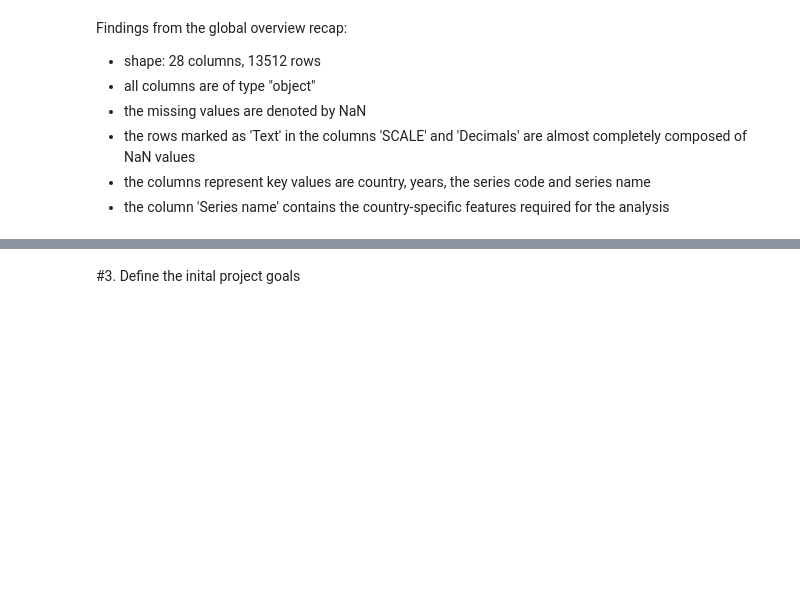
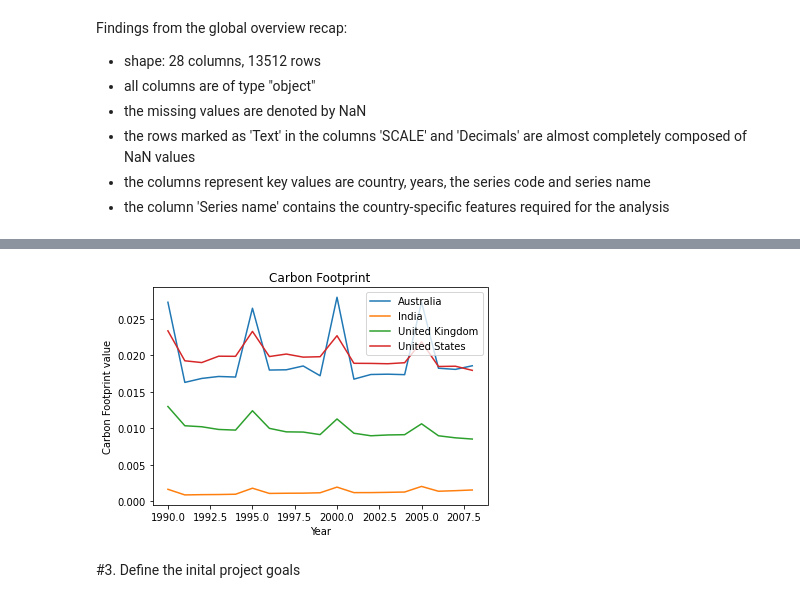
Before and after one commit to andreaPorrazzo/Porrazzo-Analysis-of-climate-change-and-its-potential-impacts, a Jupyter notebook: Porrazzo_Analysis_of_climate_change.ipynb, the cells around one changed output, grey strips where cells are left out. Cells and saved outputs as stored; diff of their text form; code cells hidden in the pictures; blank space fills up the shorter version.

```diff
--- a/Porrazzo_Analysis_of_climate_change.ipynb
+++ b/Porrazzo_Analysis_of_climate_change.ipynb
@@ -172,3 +341,27 @@ Findings from the global overview recap:
+# %%
+#Carbon footprint = (CO2 emissions in total + methane emissions + N2O )/population per country.
+names={}#Dictionary to store carbon footprint for each country
+for name,group in groups:
+    for year in range(1990,2009):
+        co2=group[group["Series name"]=="CO2 emissions, total (KtCO2)"][year].values[0]
+        ch4=group[group["Series name"]=="Methane (CH4) emissions, total (KtCO2e)"][year].values[0]
+        n2o=group[group["Series name"]=="Nitrous oxide (N2O) emissions, total (KtCO2e)"][year].values[0]
+        population=group[group["Series name"]=="Population"][year].values[0]
+        names.setdefault(name,[])
+        names[name].append(np.nan_to_num(np.divide((co2+ch4+n2o),population)))
+# %%
+#Plotting carbon footprint
+countries=["Australia","India","United Kingdom","United States"]
+for k,v in names.items():
+    if k in countries:
+        plt.plot(list(range(1990,2009)),v, label = k)
+plt.xlabel('Year')
+plt.ylabel('Carbon Footprint value')
+plt.title('Carbon Footprint')
+plt.legend()
+plt.show()
+# %% [output]
+[figure, added]
 # %% [markdown]
 #3. Define the inital project goals
 # %% [markdown]
```
Also changed, not shown: parts of 46 cells of this notebook.
